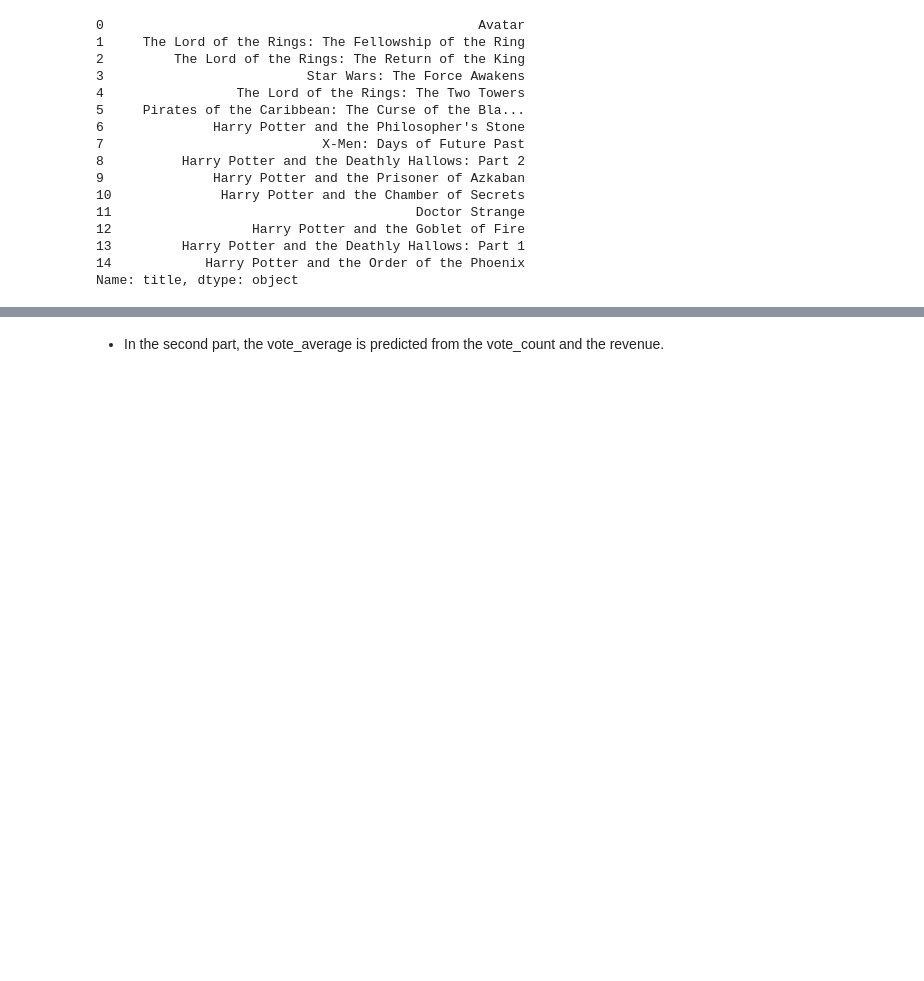
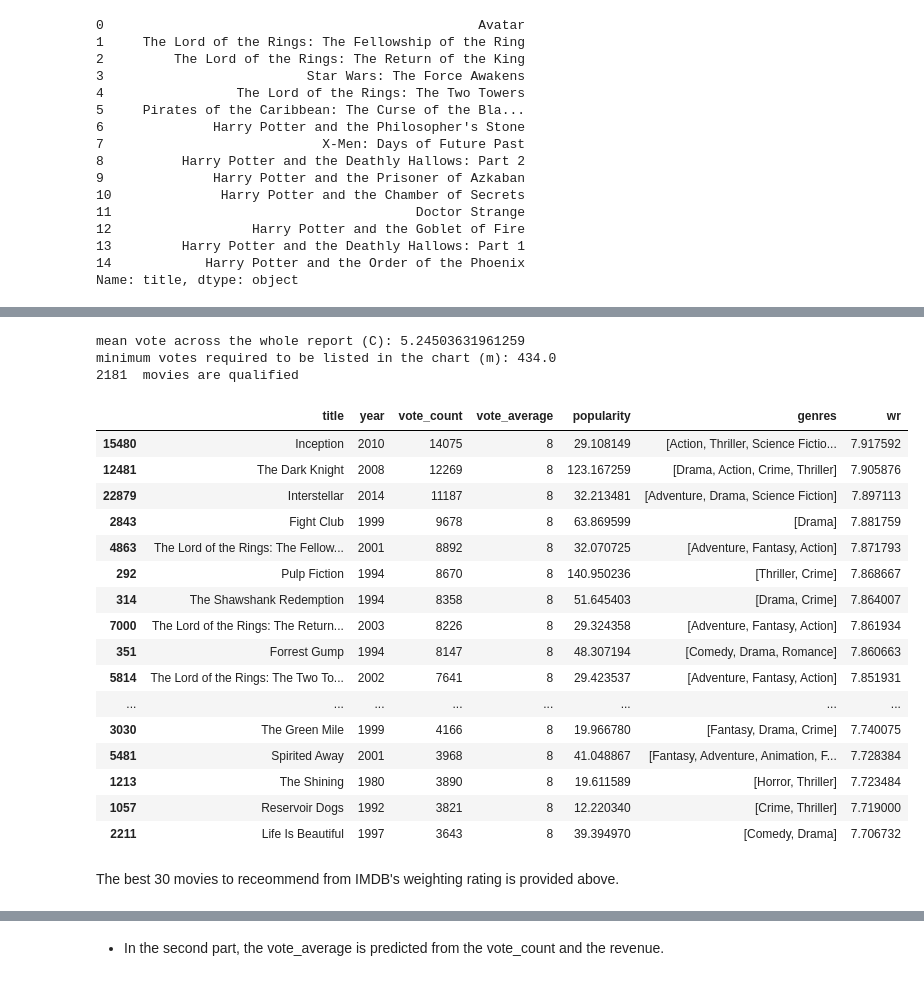
Before and after one commit to srastgou/Capstone-Project-Recommender-systems-Springboard-Movielens-Kaggle, a Jupyter notebook: Movie MetaData (Capstone project)(Second dataset).ipynb, the cells around one changed output, grey strips where cells are left out. Cells and saved outputs as stored; diff of their text form; code cells hidden in the pictures; blank space fills up the shorter version.

```diff
--- a/Movie MetaData (Capstone project)(Second dataset).ipynb
+++ b/Movie MetaData (Capstone project)(Second dataset).ipynb
@@ -859,0 +884,44 @@ I have used **Surprise** library which has several powerful algorithms like **Si
+# %%
+vote_counts = df[df['vote_count'].notnull()]['vote_count'].astype('int')
+vote_averages = df[df['vote_average'].notnull()]['vote_average'].astype('int')
+C = vote_averages.mean()
+m = vote_counts.quantile(0.95)
+print('mean vote across the whole report (C):',C)
+print('minimum votes required to be listed in the chart (m):',m)
+qualified = df[(df['vote_count'] >= m) & (df['vote_count'].notnull()) & (df['vote_average']>=C)&(df['vote_average'].notnull())][['title', 'year', 'vote_count', 'vote_average', 'popularity', 'genres']]
+qualified['vote_count'] = qualified['vote_count'].astype('int')
+qualified['vote_average'] = qualified['vote_average'].astype('int')
+print(qualified.shape[0],' movies are qualified')
+# %% [output]
+mean vote across the whole report (C): 5.24503631961259
+minimum votes required to be listed in the chart (m): 434.0
+2181  movies are qualified
+# %%
+def weighted_rating(x):
+    v = x['vote_count']
+    R = x['vote_average']
+    return (v/(v+m) * R) + (m/(m+v) * C)
+
+qualified['wr'] = qualified.apply(weighted_rating, axis=1)
+qualified = qualified.sort_values('wr', ascending=False)
+qualified.head(30)
+# %% [output]
+|  | title | year | vote_count | vote_average | popularity | genres | wr |
+| 15480 | Inception | 2010 | 14075 | 8 | 29.108149 | [Action, Thriller, Science Fictio... | 7.917592 |
+| 12481 | The Dark Knight | 2008 | 12269 | 8 | 123.167259 | [Drama, Action, Crime, Thriller] | 7.905876 |
+| 22879 | Interstellar | 2014 | 11187 | 8 | 32.213481 | [Adventure, Drama, Science Fiction] | 7.897113 |
+| 2843 | Fight Club | 1999 | 9678 | 8 | 63.869599 | [Drama] | 7.881759 |
+| 4863 | The Lord of the Rings: The Fellow... | 2001 | 8892 | 8 | 32.070725 | [Adventure, Fantasy, Action] | 7.871793 |
+| 292 | Pulp Fiction | 1994 | 8670 | 8 | 140.950236 | [Thriller, Crime] | 7.868667 |
+| 314 | The Shawshank Redemption | 1994 | 8358 | 8 | 51.645403 | [Drama, Crime] | 7.864007 |
+| 7000 | The Lord of the Rings: The Return... | 2003 | 8226 | 8 | 29.324358 | [Adventure, Fantasy, Action] | 7.861934 |
+| 351 | Forrest Gump | 1994 | 8147 | 8 | 48.307194 | [Comedy, Drama, Romance] | 7.860663 |
+| 5814 | The Lord of the Rings: The Two To... | 2002 | 7641 | 8 | 29.423537 | [Adventure, Fantasy, Action] | 7.851931 |
+| ... | ... | ... | ... | ... | ... | ... | ... |
+| 3030 | The Green Mile | 1999 | 4166 | 8 | 19.966780 | [Fantasy, Drama, Crime] | 7.740075 |
+| 5481 | Spirited Away | 2001 | 3968 | 8 | 41.048867 | [Fantasy, Adventure, Animation, F... | 7.728384 |
+| 1213 | The Shining | 1980 | 3890 | 8 | 19.611589 | [Horror, Thriller] | 7.723484 |
+| 1057 | Reservoir Dogs | 1992 | 3821 | 8 | 12.220340 | [Crime, Thriller] | 7.719000 |
+| 2211 | Life Is Beautiful | 1997 | 3643 | 8 | 39.394970 | [Comedy, Drama] | 7.706732 |
+# %% [markdown]
+The best 30 movies to receommend from IMDB's weighting rating is provided above.
```
Also changed, not shown: parts of 41 cells of this notebook, 1 other file.
